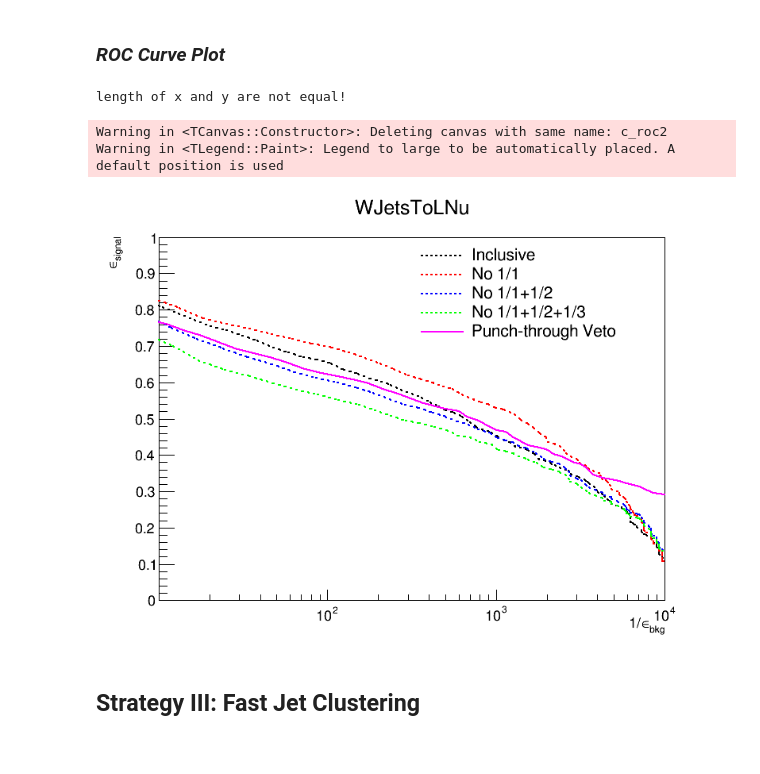
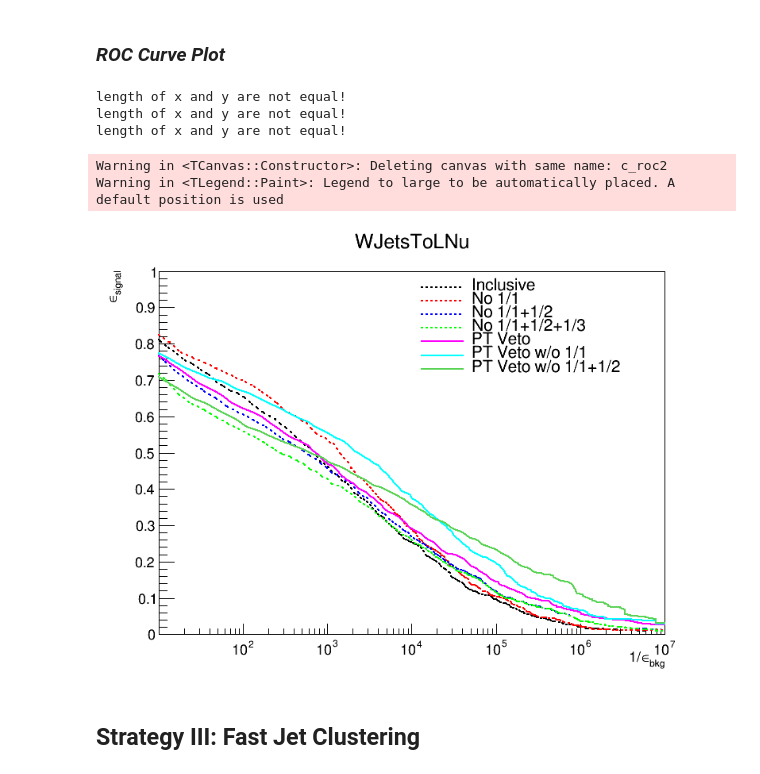
Before and after one commit to cms-lpc-llp/delayed_jet_analyzer, a Jupyter notebook: plot_scripts/LLP_muon_system_studies/muon_llp_analyzer_wh.ipynb, the cells around one changed output. Cells and saved outputs as stored; diff of their text form; code cells hidden in the pictures.

```diff
--- a/plot_scripts/LLP_muon_system_studies/muon_llp_analyzer_wh.ipynb
+++ b/plot_scripts/LLP_muon_system_studies/muon_llp_analyzer_wh.ipynb
@@ -901,8 +1064,10 @@ WJetsToLNu: 2019-08-21 11:37:56.569787-07:00
 # %%
 nCsc_jetMatch['m55ct10m_wh_bbbb'] = {}
-nCsc_jetMatch['m55ct10m_wh_bbbb'] = np.concatenate([nCsc_jetMatch['m55ct10m_wh_bbbb_minus'], nCsc_jetMatch['m55ct10m_wh_bbbb_plus']])
-nCsc_jetMatch['m55ct10m_wh_bbbb'] = np.concatenate([nCsc_jetMatch['m55ct10m_wh_bbbb_minus'], nCsc_jetMatch['m55ct10m_wh_bbbb_plus']])
+nCsc_jetMatch['m55ct10m_wh_bbbb']['inclusive'] = np.concatenate([nCsc_jetMatch['m55ct10m_wh_bbbb_minus']['inclusive'], nCsc_jetMatch['m55ct10m_wh_bbbb_plus']['inclusive']])
+nCsc_jetMatch['m55ct10m_wh_bbbb']['ME_11'] = np.concatenate([nCsc_jetMatch['m55ct10m_wh_bbbb_minus']['ME_11'], nCsc_jetMatch['m55ct10m_wh_bbbb_plus']['ME_11']])
+nCsc_jetMatch['m55ct10m_wh_bbbb']['ME_12'] = np.concatenate([nCsc_jetMatch['m55ct10m_wh_bbbb_minus']['ME_12'], nCsc_jetMatch['m55ct10m_wh_bbbb_plus']['ME_12']])
 
-nCsc_rechit_jetMatch['m55ct10m_wh_bbbb'] = {}
-nCsc_rechit_jetMatch['m55ct10m_wh_bbbb'] = np.concatenate([nCsc_rechit_jetMatch['m55ct10m_wh_bbbb_minus'], nCsc_rechit_jetMatch['m55ct10m_wh_bbbb_plus']])
-nCsc_rechit_jetMatch['m55ct10m_wh_bbbb'] = np.concatenate([nCsc_rechit_jetMatch['m55ct10m_wh_bbbb_minus'], nCsc_rechit_jetMatch['m55ct10m_wh_bbbb_plus']])
+
+# nCsc_rechit_jetMatch['m55ct10m_wh_bbbb'] = {}
+# nCsc_rechit_jetMatch['m55ct10m_wh_bbbb'] = np.concatenate([nCsc_rechit_jetMatch['m55ct10m_wh_bbbb_minus'], nCsc_rechit_jetMatch['m55ct10m_wh_bbbb_plus']])
+# nCsc_rechit_jetMatch['m55ct10m_wh_bbbb'] = np.concatenate([nCsc_rechit_jetMatch['m55ct10m_wh_bbbb_minus'], nCsc_rechit_jetMatch['m55ct10m_wh_bbbb_plus']])
@@ -999,11 +1200,16 @@ Warning in <TROOT::Append>: Replacing existing TH1: n_good_wjets (Potential memo
 for data_type in data_trees.keys():
     eff_ncsc[data_type]['matching'] = {}
     eff_ncsc[data_type]['matching']['csc_inclusive'] = np.array([])
+    eff_ncsc[data_type]['matching']['no_ME11'] = np.array([])
+    eff_ncsc[data_type]['matching']['no_ME112'] = np.array([])
 
     for hit_thresh in range(0, 200):
 
        # Matching ROCs
-        eff_ncsc[data_type]['matching']['csc_inclusive'] = np.append(eff_ncsc[data_type]['matching']['csc_inclusive'], np.count_nonzero(np.array(nCsc_jetMatch[data_type])>hit_thresh)/len(nCsc_jetMatch[data_type]))
+        eff_ncsc[data_type]['matching']['csc_inclusive'] = np.append(eff_ncsc[data_type]['matching']['csc_inclusive'], np.count_nonzero(np.array(nCsc_jetMatch[data_type]['inclusive'])>hit_thresh)/len(nCsc_jetMatch[data_type]['inclusive']))
+        eff_ncsc[data_type]['matching']['no_ME11'] = np.append(eff_ncsc[data_type]['matching']['no_ME11'], np.count_nonzero(np.array(nCsc_jetMatch[data_type]['ME_11'])>hit_thresh)/len(nCsc_jetMatch[data_type]['ME_11']))
+        eff_ncsc[data_type]['matching']['no_ME112'] = np.append(eff_ncsc[data_type]['matching']['no_ME112'], np.count_nonzero(np.array(nCsc_jetMatch[data_type]['ME_12'])>hit_thresh)/len(nCsc_jetMatch[data_type]['ME_12']))
+
 
         print(str(hit_thresh) + ': ' +str(datetime.datetime.now(pytz.timezone('US/Pacific'))))
 
@@ -1012,6 +1218,8 @@ for data_type in data_trees.keys():
 
     # Matching
     rejection_power[data_type]['matching']['csc_inclusive'] = np.reciprocal(np.trim_zeros(eff_ncsc[data_type]['matching']['csc_inclusive']))
+    rejection_power[data_type]['matching']['no_ME11'] = np.reciprocal(np.trim_zeros(eff_ncsc[data_type]['matching']['no_ME11']))
+    rejection_power[data_type]['matching']['no_ME112'] = np.reciprocal(np.trim_zeros(eff_ncsc[data_type]['matching']['no_ME112']))
 
 
     print(data_type + ': ' +str(datetime.datetime.now(pytz.timezone('US/Pacific'))))
@@ -1036,10 +1244,11 @@ WJetsToLNu: 2019-08-21 11:44:47.883054-07:00
 # %% [markdown]
 ### *Combination of Efficiencies/Rejection Powers for WH Signal Sample*
 # %%
-eff_ncsc['m55ct10m_wh_bbbb'] = {}
 for llave in eff_ncsc['m55ct10m_wh_bbbb_minus'].keys():
+#     print(llave)
     eff_ncsc['m55ct10m_wh_bbbb'][llave] = {}
     for cle in eff_ncsc['m55ct10m_wh_bbbb_minus'][llave].keys():
+#         print(eff_ncsc['m55ct10m_wh_bbbb_plus'][llave][cle])
         eff_ncsc['m55ct10m_wh_bbbb'][llave][cle] = np.concatenate([eff_ncsc['m55ct10m_wh_bbbb_minus'][llave][cle], eff_ncsc['m55ct10m_wh_bbbb_plus'][llave][cle]])
 # %% [markdown]
 ### *ROC Curve Plot*
@@ -1049,40 +1258,54 @@ for llave in eff_ncsc['m55ct10m_wh_bbbb_minus'].keys():
 c_roc2 = rt.TCanvas('c_roc2','c_roc2', 800, 600)
 
 h['roc_curve_matching'] = create_TGraph(rejection_power['WJetsToLNu']['matching']['csc_inclusive'], eff_ncsc['m55ct10m_wh_bbbb']['matching']['csc_inclusive'], axis_title=['1/#epsilon_{bkg}', '#epsilon_{signal}'])
+h['roc_curve_matching_no11'] = create_TGraph(rejection_power['WJetsToLNu']['matching']['no_ME11'], eff_ncsc['m55ct10m_wh_bbbb']['matching']['no_ME11'], axis_title=['1/#epsilon_{bkg}', '#epsilon_{signal}'])
+h['roc_curve_matching_no112'] = create_TGraph(rejection_power['WJetsToLNu']['matching']['no_ME112'], eff_ncsc['m55ct10m_wh_bbbb']['matching']['no_ME112'], axis_title=['1/#epsilon_{bkg}', '#epsilon_{signal}'])
 
 
 c_roc2.SetLogx()
 
 h['roc_curve_matching'].SetLineWidth(2)
 h['roc_curve_matching'].SetLineColor(6)
 
+h['roc_curve_matching_no11'].SetLineWidth(2)
+h['roc_curve_matching_no11'].SetLineColor(7)
+
+h['roc_curve_matching_no112'].SetLineWidth(2)
+h['roc_curve_matching_no112'].SetLineColor(8)
+
 h['roc_curve_baseline'].Draw()
 h['roc_curve_no11'].Draw('same')
 h['roc_curve_no112'].Draw('same')
 h['roc_curve_no113'].Draw('same')
 h['roc_curve_matching'].Draw('same')
+h['roc_curve_matching_no11'].Draw('same')
+h['roc_curve_matching_no112'].Draw('same')
 
 
 legend = rt.TLegend(0.70,0.70,0.7,0.7);
 legend.SetTextSize(0.04);
 legend.SetBorderSize(0);
 legend.SetFillStyle(0);
 
 legend.AddEntry( h['roc_curve_baseline'], "Inclusive", 'l');
 legend.AddEntry( h['roc_curve_no11'], "No 1/1", 'l');
 legend.AddEntry( h['roc_curve_no112'], "No 1/1+1/2", 'l');
 legend.AddEntry( h['roc_curve_no113'], "No 1/1+1/2+1/3", 'l');
-legend.AddEntry( h['roc_curve_matching'], "Punch-through Veto", 'l');
+legend.AddEntry( h['roc_curve_matching'], "PT Veto", 'l');
+legend.AddEntry( h['roc_curve_matching_no11'], "PT Veto w/o 1/1", 'l');
+legend.AddEntry( h['roc_curve_matching_no112'], "PT Veto w/o 1/1+1/2", 'l');
 
 
 legend.Draw();
 
 c_roc2.Draw()
 # %% [output]
 length of x and y are not equal!
+length of x and y are not equal!
+length of x and y are not equal!
 Warning in <TCanvas::Constructor>: Deleting canvas with same name: c_roc2
 Warning in <TLegend::Paint>: Legend to large to be automatically placed. A default position is used
-[figure, old version]
+[figure, new version]
 # %% [markdown]
 ## Strategy III: Fast Jet Clustering
 # %% [markdown]
```
Also changed, not shown: parts of 33 cells of this notebook.
